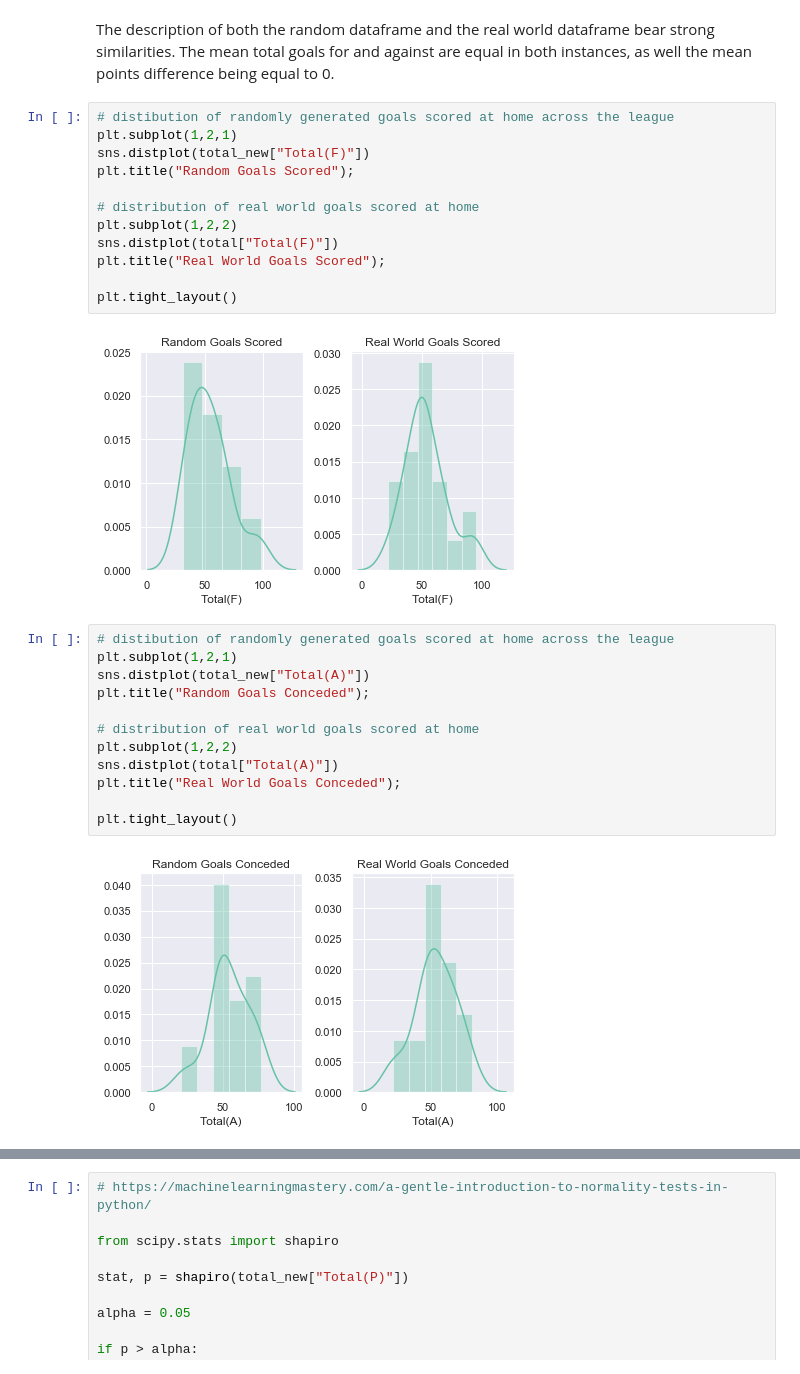
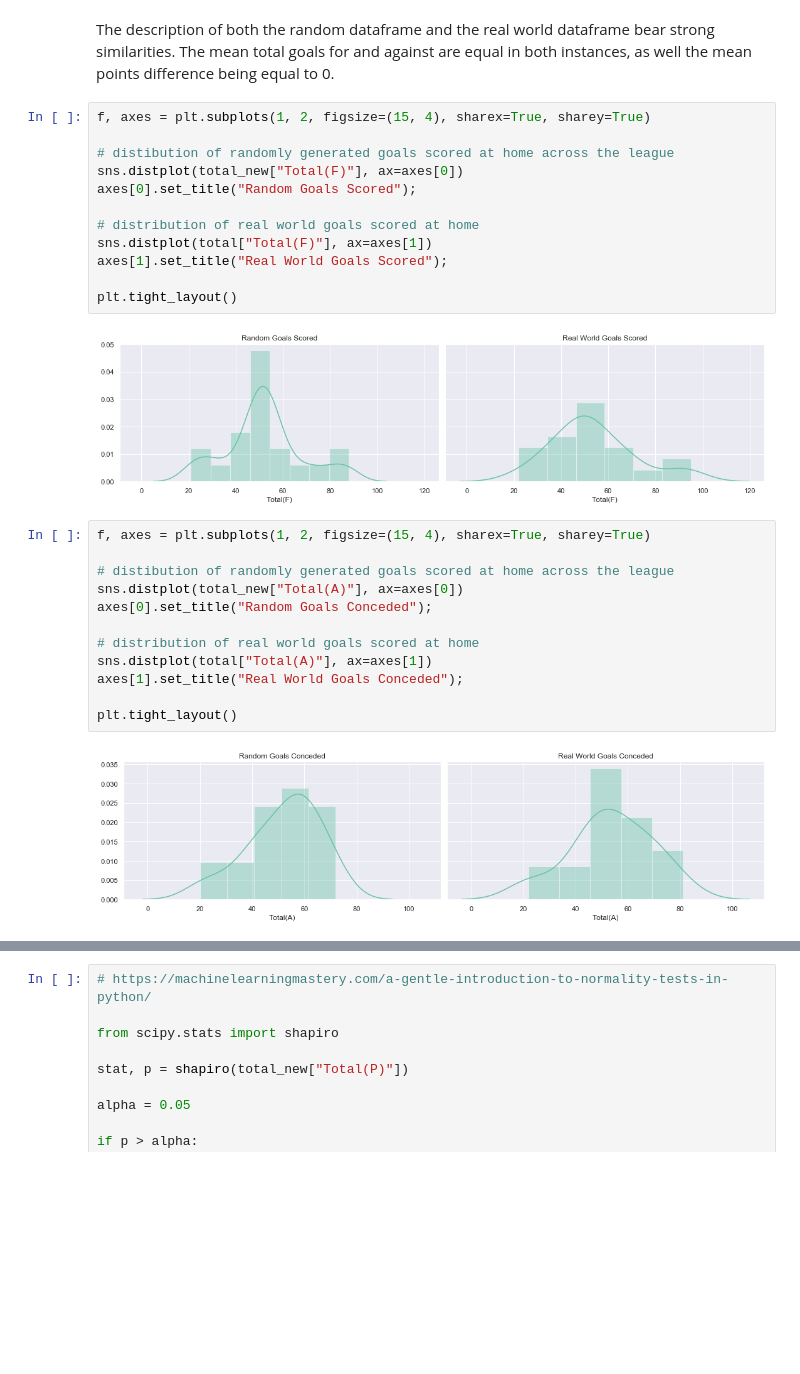
Before and after one commit to ANihill/fundamentalsProject, a Jupyter notebook: Project.ipynb, the cells around one changed output, grey strips where cells are left out. Drawn from its saved outputs; the diff is of its cells as text; blank space fills up the shorter version.

```diff
--- a/Project.ipynb
+++ b/Project.ipynb
@@ -963,33 +962,33 @@ total.describe()
 # %% [markdown]
 The description of both the random dataframe and the real world dataframe bear strong similarities. The mean total goals for and against are equal in both instances, as well the mean points difference being equal to 0.
 # %%
+f, axes = plt.subplots(1, 2, figsize=(15, 4), sharex=True, sharey=True)
+
 # distibution of randomly generated goals scored at home across the league
-plt.subplot(1,2,1)
-sns.distplot(total_new["Total(F)"])
-plt.title("Random Goals Scored");
+sns.distplot(total_new["Total(F)"], ax=axes[0])
+axes[0].set_title("Random Goals Scored");
 
 # distribution of real world goals scored at home
-plt.subplot(1,2,2)
-sns.distplot(total["Total(F)"])
-plt.title("Real World Goals Scored");
+sns.distplot(total["Total(F)"], ax=axes[1])
+axes[1].set_title("Real World Goals Scored");
 
 plt.tight_layout()
 # %% [output]
-[figure, old version]
+[figure, new version]
 # %%
+f, axes = plt.subplots(1, 2, figsize=(15, 4), sharex=True, sharey=True)
+
 # distibution of randomly generated goals scored at home across the league
-plt.subplot(1,2,1)
-sns.distplot(total_new["Total(A)"])
-plt.title("Random Goals Conceded");
+sns.distplot(total_new["Total(A)"], ax=axes[0])
+axes[0].set_title("Random Goals Conceded");
 
 # distribution of real world goals scored at home
-plt.subplot(1,2,2)
-sns.distplot(total["Total(A)"])
-plt.title("Real World Goals Conceded");
+sns.distplot(total["Total(A)"], ax=axes[1])
+axes[1].set_title("Real World Goals Conceded");
 
 plt.tight_layout()
 # %% [output]
-[figure, old version]
+[figure, new version]
 # %%
 # distribution of goal difference
 sns.distplot(total_new["Total(Dif)"])
```
Also changed, not shown: parts of 50 cells of this notebook, 1 other file.
